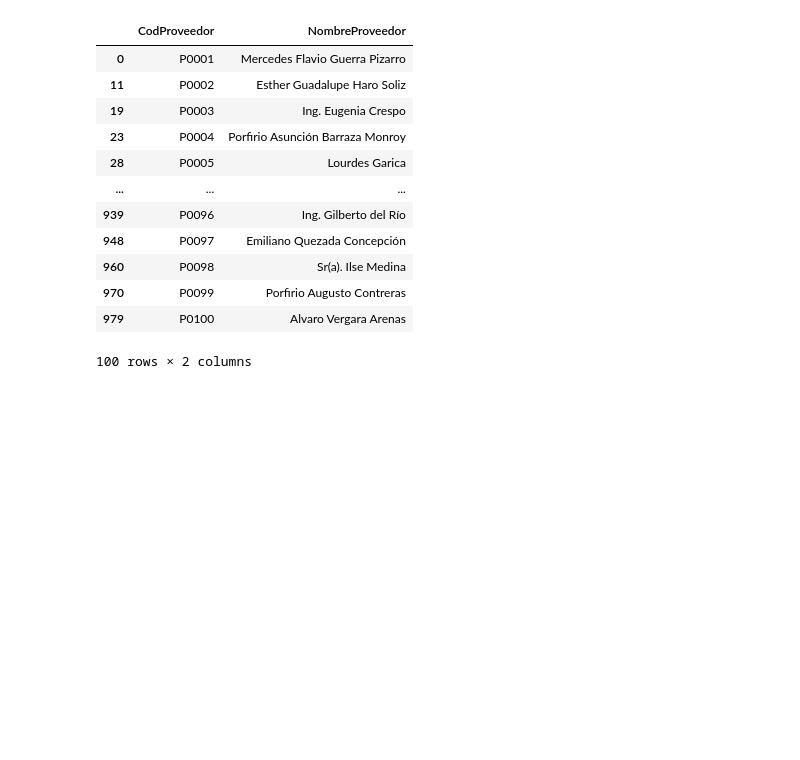
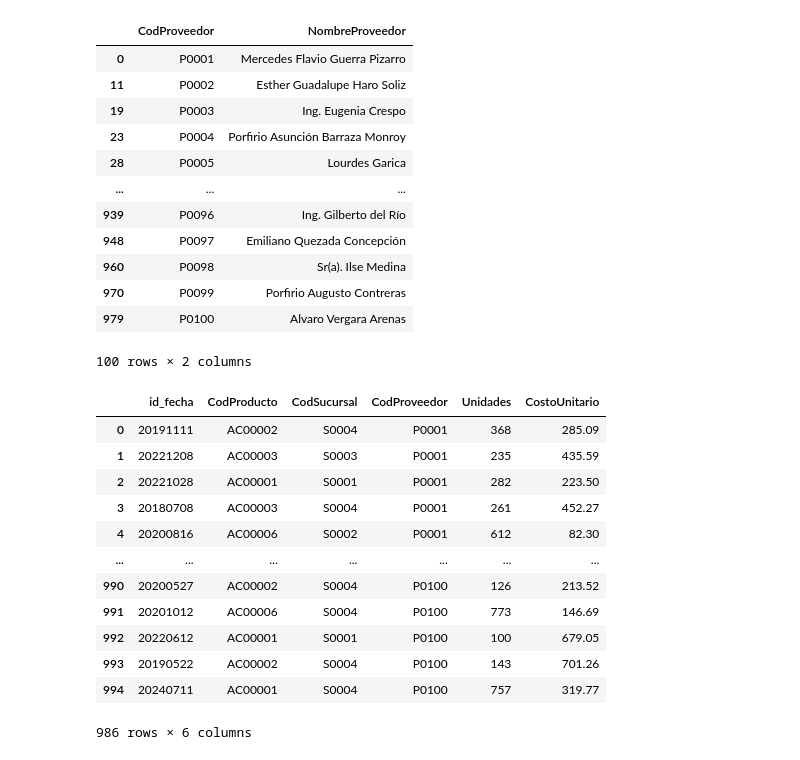
Before and after one commit to samuelusac/SS2_S22025_201114118, a Jupyter notebook: Practica_1/ETL.ipynb, the cells around one changed output. Cells and saved outputs as stored; diff of their text form; code cells hidden in the pictures; blank space fills up the shorter version.

```diff
--- a/Practica_1/ETL.ipynb
+++ b/Practica_1/ETL.ipynb
@@ -130,3 +169,40 @@ proveedores_unicos
 | 970 | P0099 | Porfirio Augusto Contreras |
 | 979 | P0100 | Alvaro Vergara Arenas |
 100 rows × 2 columns
+# %%
+# Hechos compras
+
+#Fecha
+compras = compras.dropna().drop_duplicates()
+compras["Fecha"] = pd.to_datetime(compras["Fecha"], format='%d/%m/%Y', errors = 'coerce')
+compras["id_fecha"] = compras["Fecha"].dt.strftime("%Y%m%d").astype(int, errors = 'ignore')
+compras = compras.dropna(subset=['id_fecha'])
+
+#Producto
+compras["CodProducto"] = compras["CodProducto"].str.strip()
+compras = compras.dropna(subset=['CodProducto'])
+
+#Sucursal
+compras["CodSucursal"] = compras["CodSucursal"].str.strip()
+compras = compras.dropna(subset=['CodSucursal'])
+
+#CodProveedor
+compras["CodProveedor"] = compras["CodProveedor"].str.strip()
+compras = compras.dropna(subset=['CodProveedor'])
+
+compras = compras[["id_fecha", "CodProducto", "CodSucursal", "CodProveedor", "Unidades", "CostoUnitario"]]
+compras
+# %% [output]
+|  | id_fecha | CodProducto | CodSucursal | CodProveedor | Unidades | CostoUnitario |
+| 0 | 20191111 | AC00002 | S0004 | P0001 | 368 | 285.09 |
+| 1 | 20221208 | AC00003 | S0003 | P0001 | 235 | 435.59 |
+| 2 | 20221028 | AC00001 | S0001 | P0001 | 282 | 223.50 |
+| 3 | 20180708 | AC00003 | S0004 | P0001 | 261 | 452.27 |
+| 4 | 20200816 | AC00006 | S0002 | P0001 | 612 | 82.30 |
+| ... | ... | ... | ... | ... | ... | ... |
+| 990 | 20200527 | AC00002 | S0004 | P0100 | 126 | 213.52 |
+| 991 | 20201012 | AC00006 | S0004 | P0100 | 773 | 146.69 |
+| 992 | 20220612 | AC00001 | S0001 | P0100 | 100 | 679.05 |
+| 993 | 20190522 | AC00002 | S0004 | P0100 | 143 | 701.26 |
+| 994 | 20240711 | AC00001 | S0004 | P0100 | 757 | 319.77 |
+986 rows × 6 columns
```
Also changed, not shown: parts of 7 cells of this notebook.
